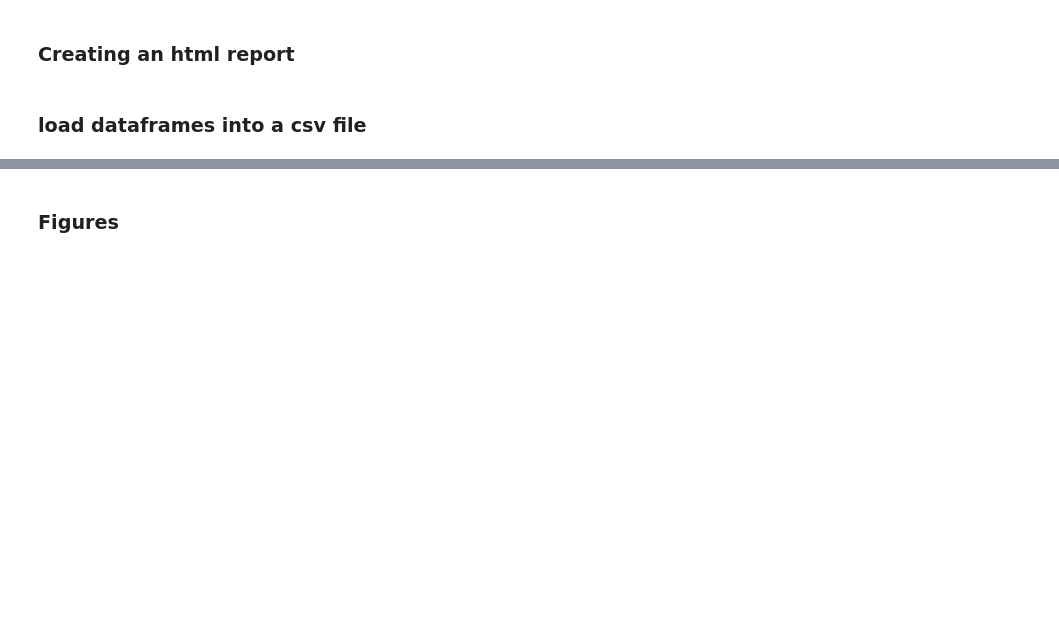
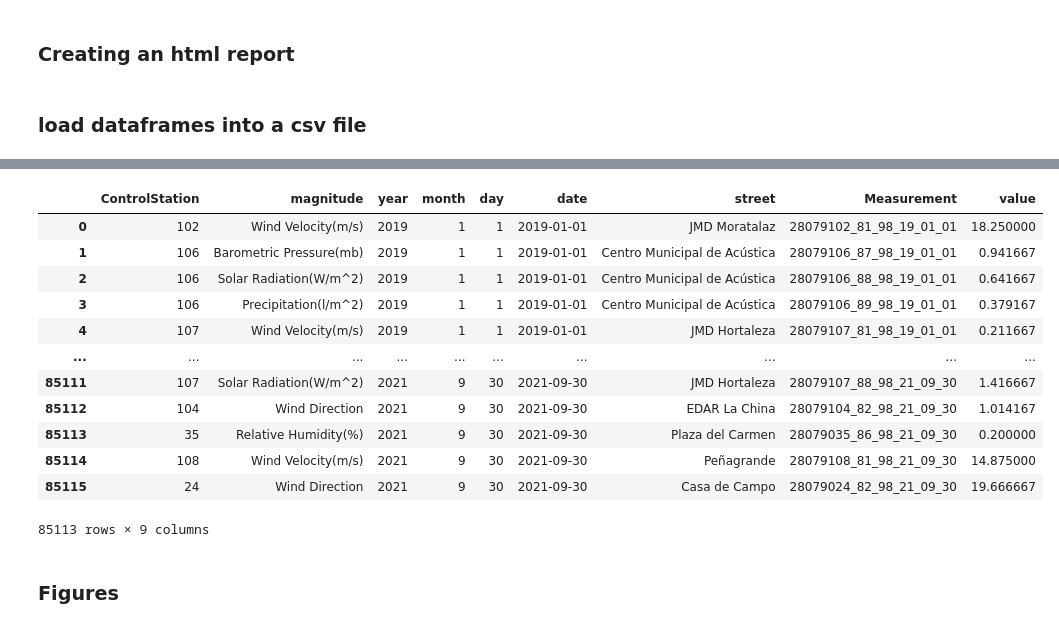
Before and after one commit to pablohfdez/LinkedData2021-2022, a Jupyter notebook: HandsOn/Group04/csv/python_code/panda_analysis_and_transformation.ipynb, the cells around one changed output, grey strips where cells are left out. Cells and saved outputs as stored; diff of their text form; code cells hidden in the pictures; blank space fills up the shorter version.

```diff
--- a/HandsOn/Group04/csv/python_code/panda_analysis_and_transformation.ipynb
+++ b/HandsOn/Group04/csv/python_code/panda_analysis_and_transformation.ipynb
@@ -122,0 +146,3 @@ df1.head(10)
+# %%
+df1["MEDIA_DIA"] = df1.loc[:,"H01": "H24"].mean(axis=1)
+df2["MEDIA_DIA"] = df1.loc[:,"H01": "H24"].mean(axis=1)
@@ -122,0 +167,2 @@ df1.head(10)
+# %%
+df2.rename(columns={'ESTACION':'ControlStation','MAGNITUD':'magnitude', 'PUNTO_MUESTREO':'samplingPoint', 'ANO':'year', 'MES':'month', 'DIA':'day', 'FECHA':'date', 'CALLE':'street', 'MEDIDA':'Measurement', 'MEDIA_DIA':'value'},inplace=True)
@@ -145,3 +273,19 @@ if create_report:
+# %%
+df2
+# %% [output]
+|  | ControlStation | magnitude | year | month | day | date | street | Measurement | value |
+| 0 | 102 | Wind Velocity(m/s) | 2019 | 1 | 1 | 2019-01-01 | JMD Moratalaz | 28079102_81_98_19_01_01 | 18.250000 |
+| 1 | 106 | Barometric Pressure(mb) | 2019 | 1 | 1 | 2019-01-01 | Centro Municipal de Acústica | 28079106_87_98_19_01_01 | 0.941667 |
+| 2 | 106 | Solar Radiation(W/m^2) | 2019 | 1 | 1 | 2019-01-01 | Centro Municipal de Acústica | 28079106_88_98_19_01_01 | 0.641667 |
+| 3 | 106 | Precipitation(l/m^2) | 2019 | 1 | 1 | 2019-01-01 | Centro Municipal de Acústica | 28079106_89_98_19_01_01 | 0.379167 |
+| 4 | 107 | Wind Velocity(m/s) | 2019 | 1 | 1 | 2019-01-01 | JMD Hortaleza | 28079107_81_98_19_01_01 | 0.211667 |
+| ... | ... | ... | ... | ... | ... | ... | ... | ... | ... |
+| 85111 | 107 | Solar Radiation(W/m^2) | 2021 | 9 | 30 | 2021-09-30 | JMD Hortaleza | 28079107_88_98_21_09_30 | 1.416667 |
+| 85112 | 104 | Wind Direction | 2021 | 9 | 30 | 2021-09-30 | EDAR La China | 28079104_82_98_21_09_30 | 1.014167 |
+| 85113 | 35 | Relative Humidity(%) | 2021 | 9 | 30 | 2021-09-30 | Plaza del Carmen | 28079035_86_98_21_09_30 | 0.200000 |
+| 85114 | 108 | Wind Velocity(m/s) | 2021 | 9 | 30 | 2021-09-30 | Peñagrande | 28079108_81_98_21_09_30 | 14.875000 |
+| 85115 | 24 | Wind Direction | 2021 | 9 | 30 | 2021-09-30 | Casa de Campo | 28079024_82_98_21_09_30 | 19.666667 |
+85113 rows × 9 columns
 # %%
 if create_updated_files:
     df1.to_csv("air_quality-updated.csv", index=False)
```
Also changed, not shown: parts of 28 cells of this notebook.
